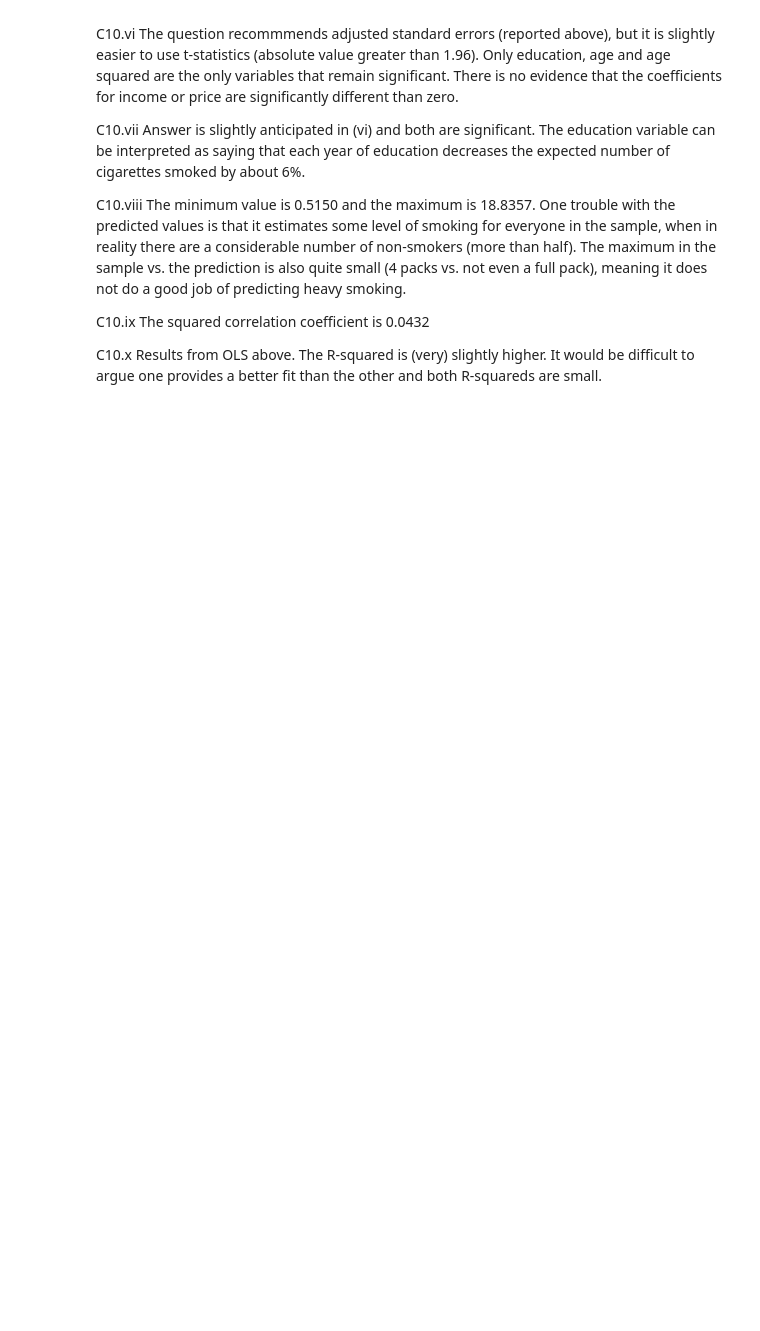
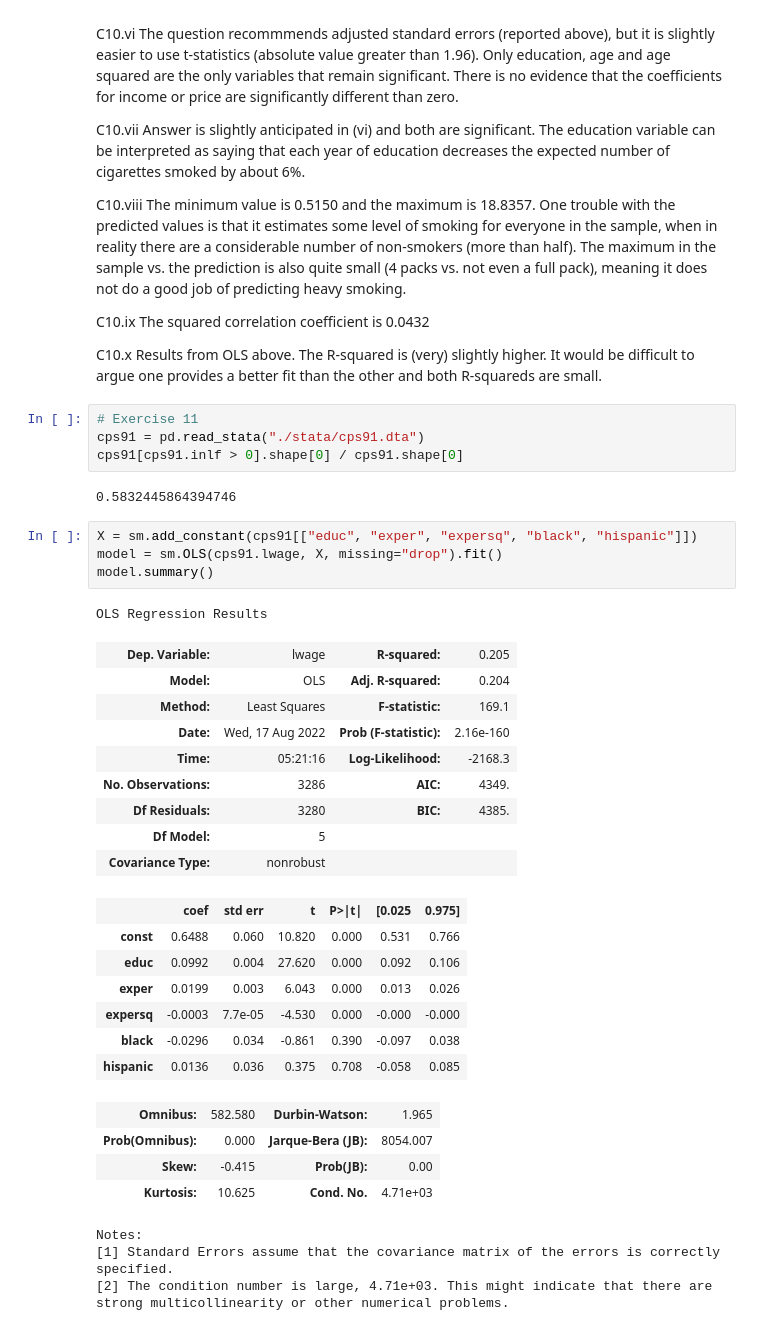
Before and after one commit to systemchalk/wooldridge_workbook, a Jupyter notebook: ch17.ipynb, the cells around one changed output. Drawn from its saved outputs; the diff is of its cells as text; blank space fills up the shorter version.

```diff
--- a/ch17.ipynb
+++ b/ch17.ipynb
@@ -1386,3 +1347,39 @@ C10.viii The minimum value is 0.5150 and the maximum is 18.8357. One trouble wit
 C10.ix The squared correlation coefficient is 0.0432
 
 C10.x Results from OLS above. The R-squared is (very) slightly higher. It would be difficult to argue one provides a better fit than the other and both R-squareds are small.
+# %%
+# Exercise 11
+cps91 = pd.read_stata("./stata/cps91.dta")
+cps91[cps91.inlf > 0].shape[0] / cps91.shape[0]
+# %% [output]
+0.5832445864394746
+# %%
+X = sm.add_constant(cps91[["educ", "exper", "expersq", "black", "hispanic"]])
+model = sm.OLS(cps91.lwage, X, missing="drop").fit()
+model.summary()
+# %% [output]
+OLS Regression Results
+| Dep. Variable: | lwage | R-squared: | 0.205 |
+| Model: | OLS | Adj. R-squared: | 0.204 |
+| Method: | Least Squares | F-statistic: | 169.1 |
+| Date: | Wed, 17 Aug 2022 | Prob (F-statistic): | 2.16e-160 |
+| Time: | 05:21:16 | Log-Likelihood: | -2168.3 |
+| No. Observations: | 3286 | AIC: | 4349. |
+| Df Residuals: | 3280 | BIC: | 4385. |
+| Df Model: | 5 |  |  |
+| Covariance Type: | nonrobust |  |  |
+|  | coef | std err | t | P>|t| | [0.025 | 0.975] |
+| const | 0.6488 | 0.060 | 10.820 | 0.000 | 0.531 | 0.766 |
+| educ | 0.0992 | 0.004 | 27.620 | 0.000 | 0.092 | 0.106 |
+| exper | 0.0199 | 0.003 | 6.043 | 0.000 | 0.013 | 0.026 |
+| expersq | -0.0003 | 7.7e-05 | -4.530 | 0.000 | -0.000 | -0.000 |
+| black | -0.0296 | 0.034 | -0.861 | 0.390 | -0.097 | 0.038 |
+| hispanic | 0.0136 | 0.036 | 0.375 | 0.708 | -0.058 | 0.085 |
+| Omnibus: | 582.580 | Durbin-Watson: | 1.965 |
+| Prob(Omnibus): | 0.000 | Jarque-Bera (JB): | 8054.007 |
+| Skew: | -0.415 | Prob(JB): | 0.00 |
+| Kurtosis: | 10.625 | Cond. No. | 4.71e+03 |
+Notes:
+[1] Standard Errors assume that the covariance matrix of the errors is correctly specified.
+[2] The condition number is large, 4.71e+03. This might indicate that there are
+strong multicollinearity or other numerical problems.
```
Also changed, not shown: parts of 31 cells of this notebook.
